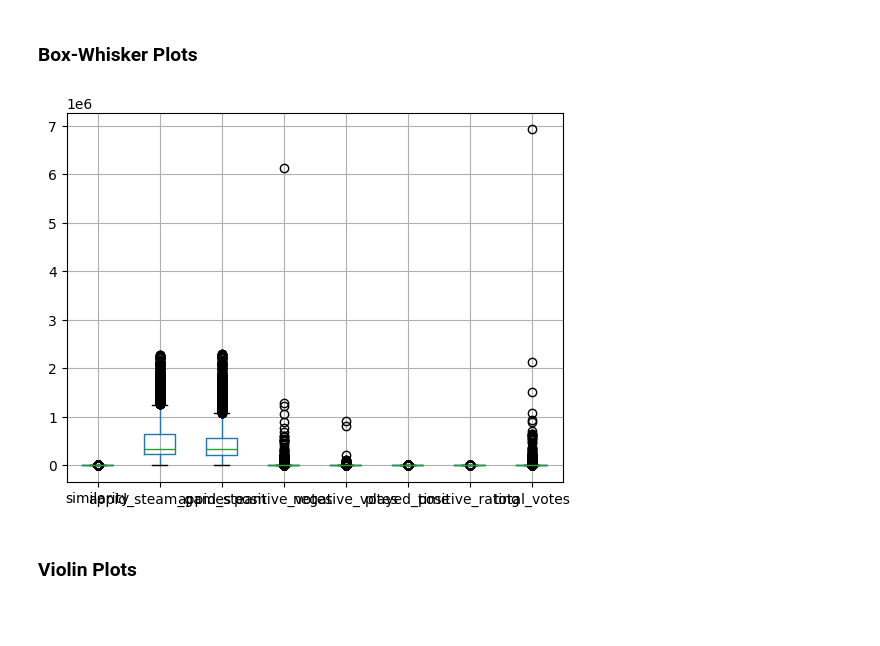
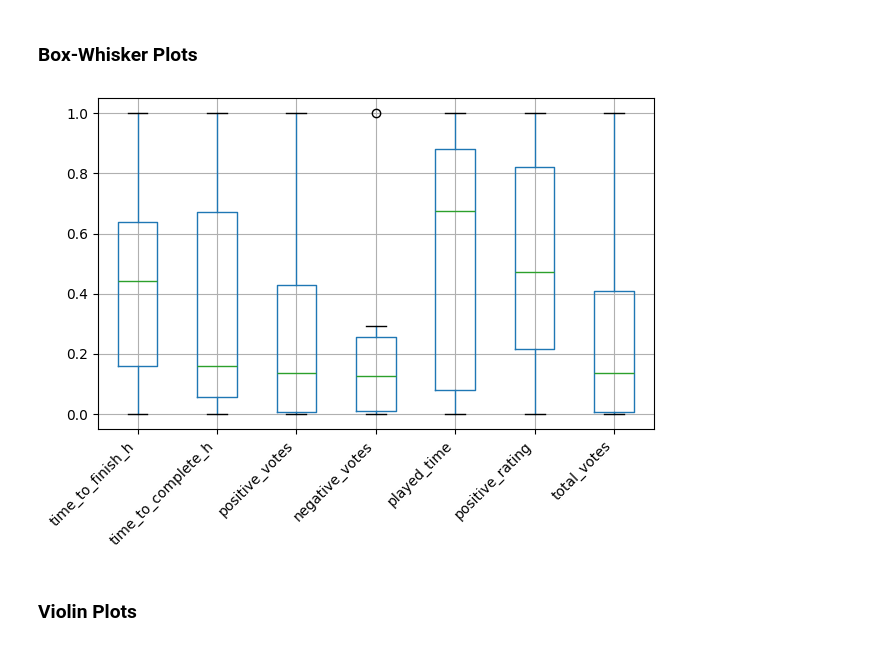
Before and after one commit to Sharpy796/CMPS4510_SteamGameAnalyzer, a Jupyter notebook: project_cluster_cmps451.ipynb, the cells around one changed output. Drawn from its saved outputs; the diff is of its cells as text; code cells hidden in the pictures; blank space fills up the shorter version.

```diff
--- a/project_cluster_cmps451.ipynb
+++ b/project_cluster_cmps451.ipynb
@@ -242,9 +242,17 @@ plt.tight_layout()
 ### Distributions
 # %% [markdown]
 ### Box-Whisker Plots
-# %%
-boxplot = df.boxplot()
-# %% [output]
-[figure, removed]
+# %%
+#Plots boxplot with normalized data
+boxplot_norm = df_filt_copy_for_norm.boxplot()
+plt.xticks(rotation=45, ha='right')
+plt.tight_layout()
+
+#Plots boxplot with non-normalized data (this is broken apparently)
+# boxplot = df_filt.boxplot()
+# plt.xticks(rotation=45, ha='right')
+# plt.tight_layout()
+# %% [output]
+[figure, added]
 # %% [markdown]
 ### Violin Plots
```
Also changed, not shown: parts of 1 cell of this notebook.
